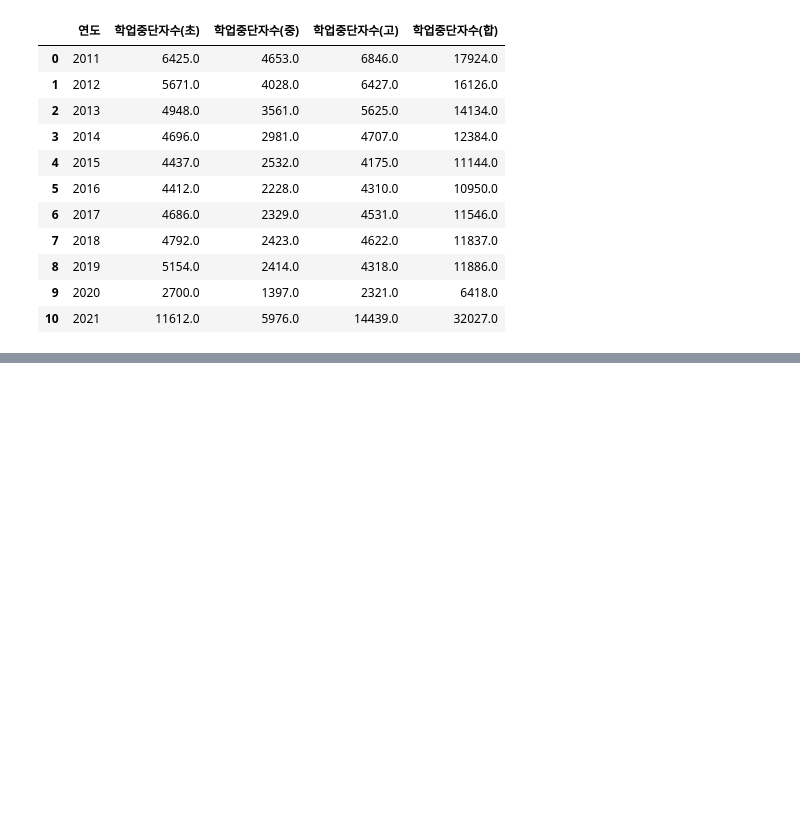
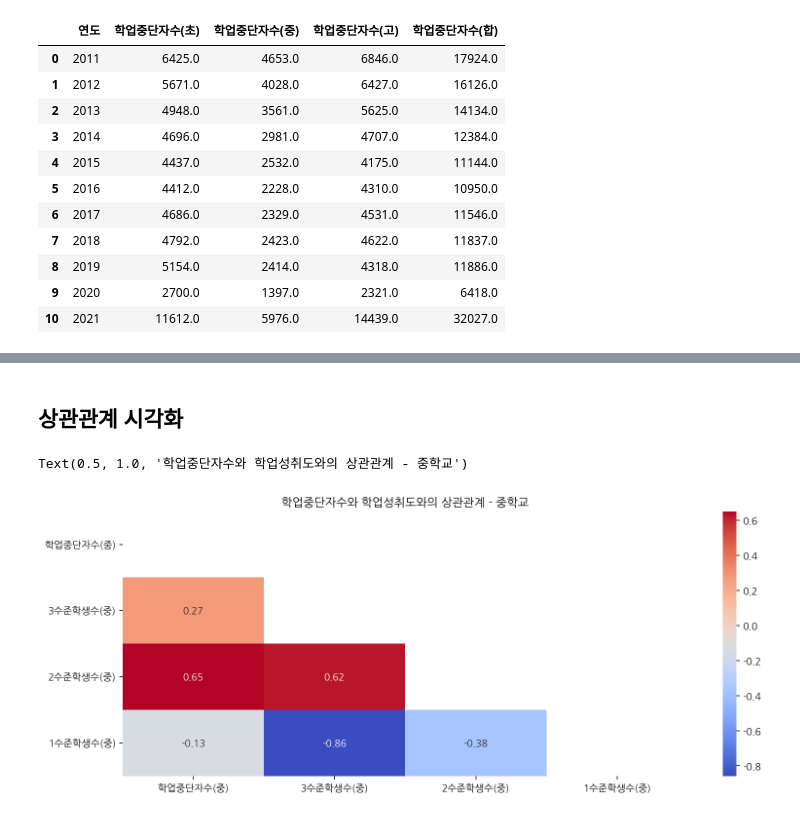
Before and after one commit to moonstar97/Structure, a Jupyter notebook: 가설3번_EDA.ipynb, the cells around one changed output, grey strips where cells are left out. Drawn from its saved outputs; the diff is of its cells as text; code cells hidden in the pictures; blank space fills up the shorter version.

```diff
--- a/가설3번_EDA.ipynb
+++ b/가설3번_EDA.ipynb
@@ -513,0 +657,5 @@ df_pcs
+# %%
+# 국어, 영어, 수학 학생을 하나로 합쳐 평균처리
+# 연도별 학업성취도별 학생 수 집계
+df_agg_mean = df_agg.groupby("연도").mean().round()
+df_agg_mean
@@ -513,0 +678,13 @@ df_pcs
+# %%
+# object로 타입을 변환했음에도 실제로 적용되지 않는 오류 발생.
+# dtype은 변경되나 실제 값은 변경이 안된것같음
+# 오류를 해결하지 못해 연도값을 숫자형으로 통일시켜 merge해줌
+df_pcs["연도"] = pd.to_numeric(df_pcs["연도"])
+# %%
+# 최종 merge 후 필요없는 컬럼 제거 및 컬럼 이름 변경
+# merge를 위해 숫자형으로 바꿔놨던 연도를 다시 object형으로 변경
+# 이 때 마찬가지로 dtype은 변경되나 실제 값은 변경이 안되는 오류 발생
+df_merge_all = df_pcs.merge(df_agg_mean, on="연도")
+df_merge_all = df_merge_all.drop(["지수", "전년대비증감률"], axis=1)
+df_merge_all = df_merge_all.rename(columns={"전년대비증감" : "전년대비증감(지수)", "총액" : "사교육비총액"})
+df_merge_all["연도"] = df_merge_all["연도"].astype("object")
@@ -513,0 +707,12 @@ df_pcs
+# %% [markdown]
+## 상관관계 시각화
+# %%
+corr_stop_grade_m = df_merge_all.loc[:, df_merge_all.columns.str.contains("\(\중\)", regex=True)].corr()
+mask = np.triu(np.ones_like(corr_stop_grade_m))
+# %%
+plt.figure(figsize=(13,5))
+sns.heatmap(corr_stop_grade_m, annot=True, cmap="coolwarm", mask=mask)
+plt.title("학업중단자수와 학업성취도와의 상관관계 - 중학교")
+# %% [output]
+Text(0.5, 1.0, '학업중단자수와 학업성취도와의 상관관계 - 중학교')
+[figure, added]
```
Also changed, not shown: parts of 40 cells of this notebook.
